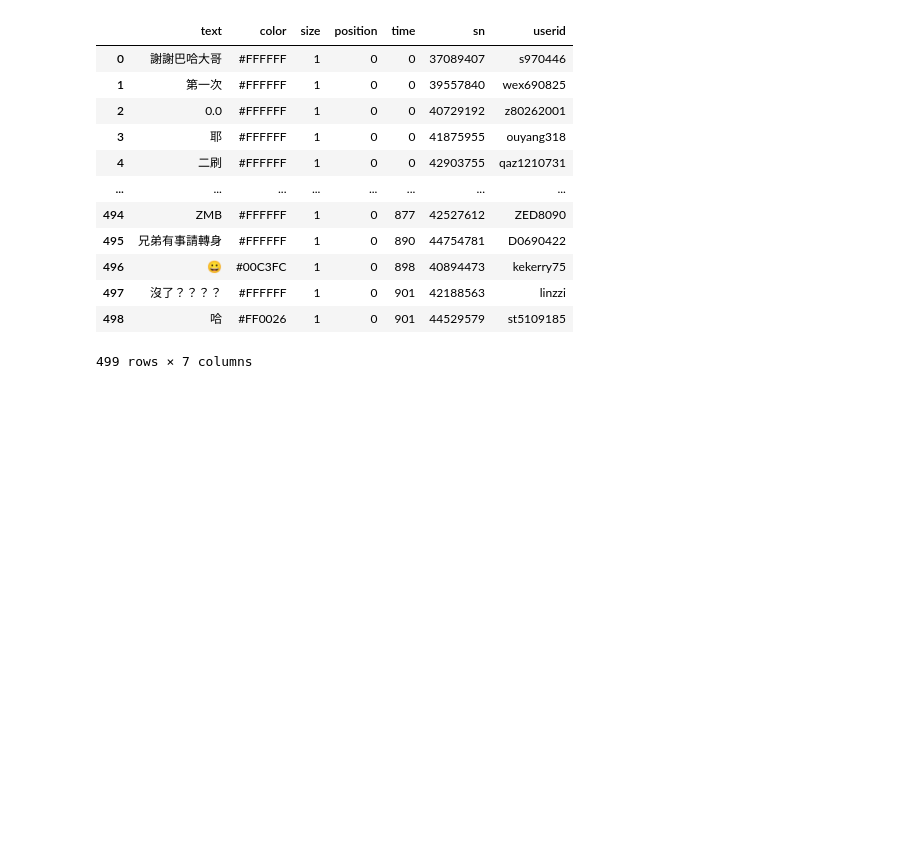
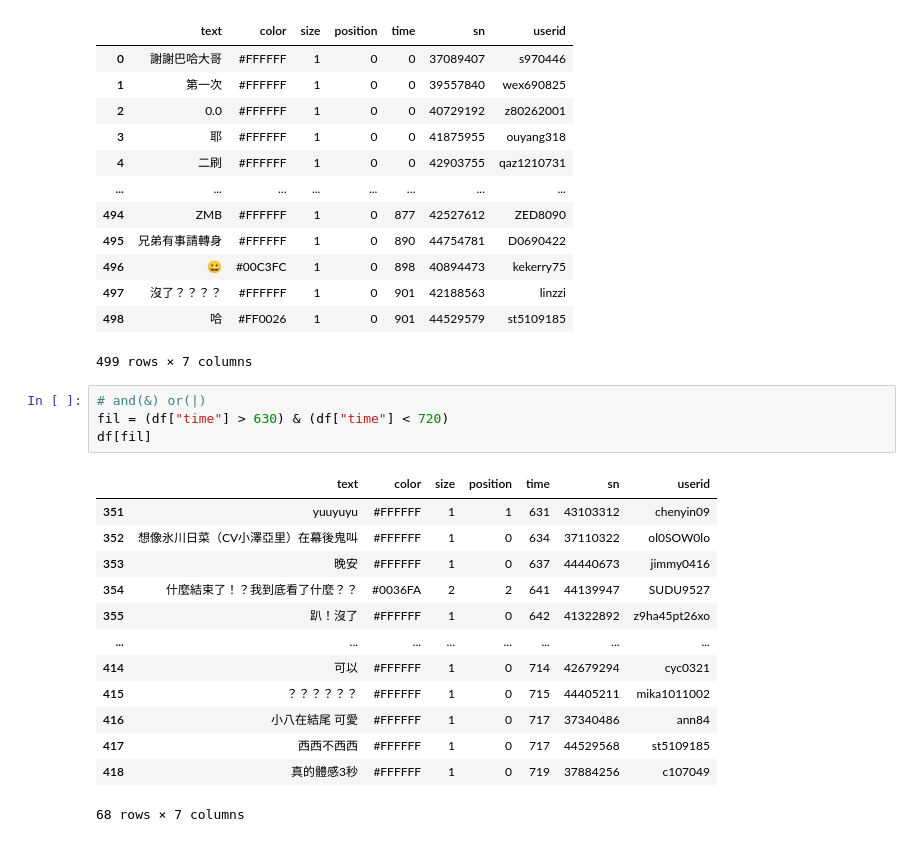
Before and after one commit to Elwing-Chou/tiba_night_0422, a Jupyter notebook: tibame_night_0515.ipynb, the cells around one changed output. Saved outputs shown, nothing was run; the diff lists cells and outputs as text; blank space fills up the shorter version.

```diff
--- a/tibame_night_0515.ipynb
+++ b/tibame_night_0515.ipynb
@@ -25,3 +25,21 @@ df
 | 497 | 沒了？？？？ | #FFFFFF | 1 | 0 | 901 | 42188563 | linzzi |
 | 498 | 哈 | #FF0026 | 1 | 0 | 901 | 44529579 | st5109185 |
 499 rows × 7 columns
+# %%
+# and(&) or(|)
+fil = (df["time"] > 630) & (df["time"] < 720)
+df[fil]
+# %% [output]
+|  | text | color | size | position | time | sn | userid |
+| 351 | yuuyuyu | #FFFFFF | 1 | 1 | 631 | 43103312 | chenyin09 |
+| 352 | 想像氷川日菜（CV小澤亞里）在幕後鬼叫 | #FFFFFF | 1 | 0 | 634 | 37110322 | ol0SOW0lo |
+| 353 | 晚安 | #FFFFFF | 1 | 0 | 637 | 44440673 | jimmy0416 |
+| 354 | 什麼結束了！？我到底看了什麼？？ | #0036FA | 2 | 2 | 641 | 44139947 | SUDU9527 |
+| 355 | 趴！沒了 | #FFFFFF | 1 | 0 | 642 | 41322892 | z9ha45pt26xo |
+| ... | ... | ... | ... | ... | ... | ... | ... |
+| 414 | 可以 | #FFFFFF | 1 | 0 | 714 | 42679294 | cyc0321 |
+| 415 | ？？？？？？ | #FFFFFF | 1 | 0 | 715 | 44405211 | mika1011002 |
+| 416 | 小八在結尾 可愛 | #FFFFFF | 1 | 0 | 717 | 37340486 | ann84 |
+| 417 | 西西不西西 | #FFFFFF | 1 | 0 | 717 | 44529568 | st5109185 |
+| 418 | 真的體感3秒 | #FFFFFF | 1 | 0 | 719 | 37884256 | c107049 |
+68 rows × 7 columns
```
